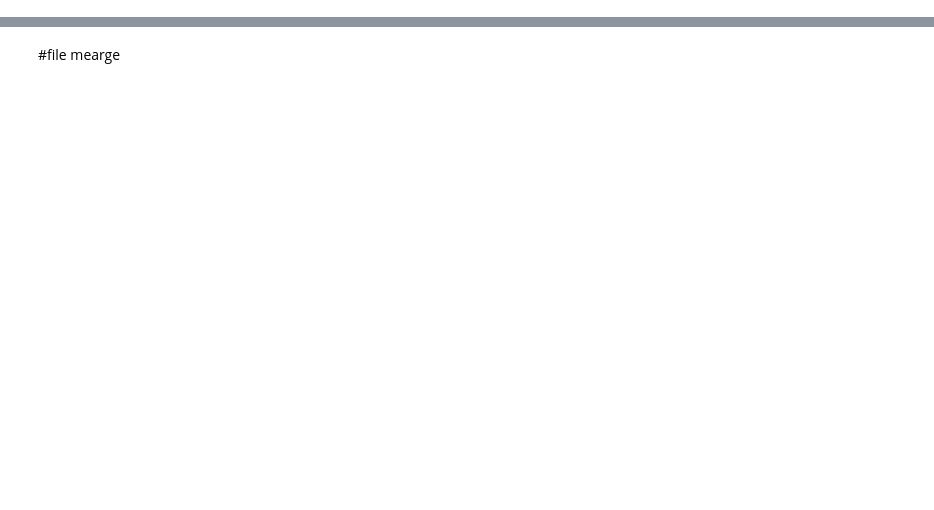
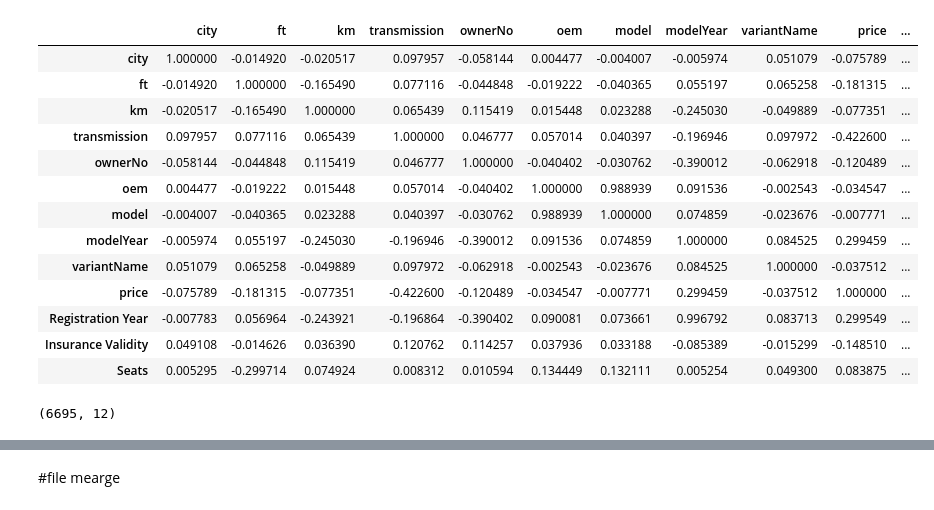
Before and after one commit to Hemanthk408/Car_rate_prediction, a Jupyter notebook: Cars_Rate.ipynb, the cells around one changed output, grey strips where cells are left out. Drawn from its saved outputs; the diff is of its cells as text; code cells hidden in the pictures; blank space fills up the shorter version.

```diff
--- a/Cars_Rate.ipynb
+++ b/Cars_Rate.ipynb
@@ -2,3 +2,5 @@
 <a href="https://colab.research.google.com/github/Hemanthk408/Car_rate_prediction/blob/main/Cars_Rate.ipynb" target="_parent"><img src="https://colab.research.google.com/assets/colab-badge.svg" alt="Open In Colab"/></a>
 # %%
 import pandas as pd
+# %%
+df=pd.read_excel("/content/ml_dl.xlsx")
@@ -4,0 +23,2 @@ import pandas as pd
+# %%
+df=df.drop(["bt","Engine Displacement"],axis=1)
@@ -4,0 +75,3 @@ import pandas as pd
+# %%
+for i in df.select_dtypes(include='object').columns:
+  df[i]=encoder.fit_transform(df[[i]])
@@ -4,0 +94,17 @@ import pandas as pd
+# %%
+df.corr()
+# %% [output]
+|  | city | ft | km | transmission | ownerNo | oem | model | modelYear | variantName | price | ... |
+| city | 1.000000 | -0.014920 | -0.020517 | 0.097957 | -0.058144 | 0.004477 | -0.004007 | -0.005974 | 0.051079 | -0.075789 | ... |
+| ft | -0.014920 | 1.000000 | -0.165490 | 0.077116 | -0.044848 | -0.019222 | -0.040365 | 0.055197 | 0.065258 | -0.181315 | ... |
+| km | -0.020517 | -0.165490 | 1.000000 | 0.065439 | 0.115419 | 0.015448 | 0.023288 | -0.245030 | -0.049889 | -0.077351 | ... |
+| transmission | 0.097957 | 0.077116 | 0.065439 | 1.000000 | 0.046777 | 0.057014 | 0.040397 | -0.196946 | 0.097972 | -0.422600 | ... |
+| ownerNo | -0.058144 | -0.044848 | 0.115419 | 0.046777 | 1.000000 | -0.040402 | -0.030762 | -0.390012 | -0.062918 | -0.120489 | ... |
+| oem | 0.004477 | -0.019222 | 0.015448 | 0.057014 | -0.040402 | 1.000000 | 0.988939 | 0.091536 | -0.002543 | -0.034547 | ... |
+| model | -0.004007 | -0.040365 | 0.023288 | 0.040397 | -0.030762 | 0.988939 | 1.000000 | 0.074859 | -0.023676 | -0.007771 | ... |
+| modelYear | -0.005974 | 0.055197 | -0.245030 | -0.196946 | -0.390012 | 0.091536 | 0.074859 | 1.000000 | 0.084525 | 0.299459 | ... |
+| variantName | 0.051079 | 0.065258 | -0.049889 | 0.097972 | -0.062918 | -0.002543 | -0.023676 | 0.084525 | 1.000000 | -0.037512 | ... |
+| price | -0.075789 | -0.181315 | -0.077351 | -0.422600 | -0.120489 | -0.034547 | -0.007771 | 0.299459 | -0.037512 | 1.000000 | ... |
+| Registration Year | -0.007783 | 0.056964 | -0.243921 | -0.196864 | -0.390402 | 0.090081 | 0.073661 | 0.996792 | 0.083713 | 0.299549 | ... |
+| Insurance Validity | 0.049108 | -0.014626 | 0.036390 | 0.120762 | 0.114257 | 0.037936 | 0.033188 | -0.085389 | -0.015299 | -0.148510 | ... |
+| Seats | 0.005295 | -0.299714 | 0.074924 | 0.008312 | 0.010594 | 0.134449 | 0.132111 | 0.005254 | 0.049300 | 0.083875 | ... |
@@ -4,0 +117,4 @@ import pandas as pd
+# %%
+x_train.shape
+# %% [output]
+(6695, 12)
```
Also changed, not shown: parts of 47 cells of this notebook.
